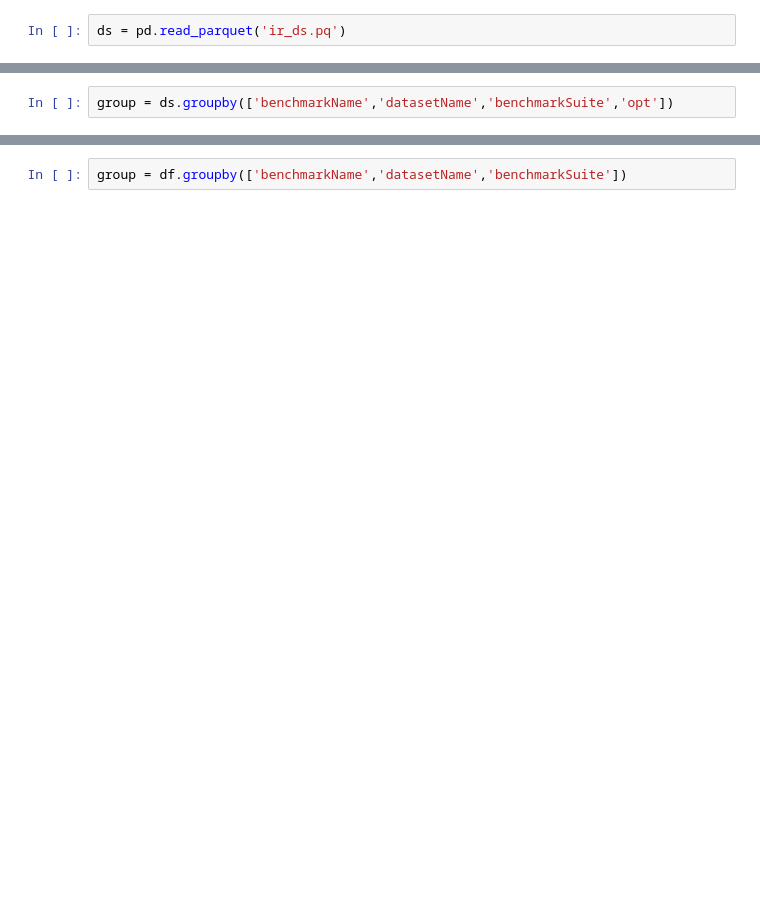
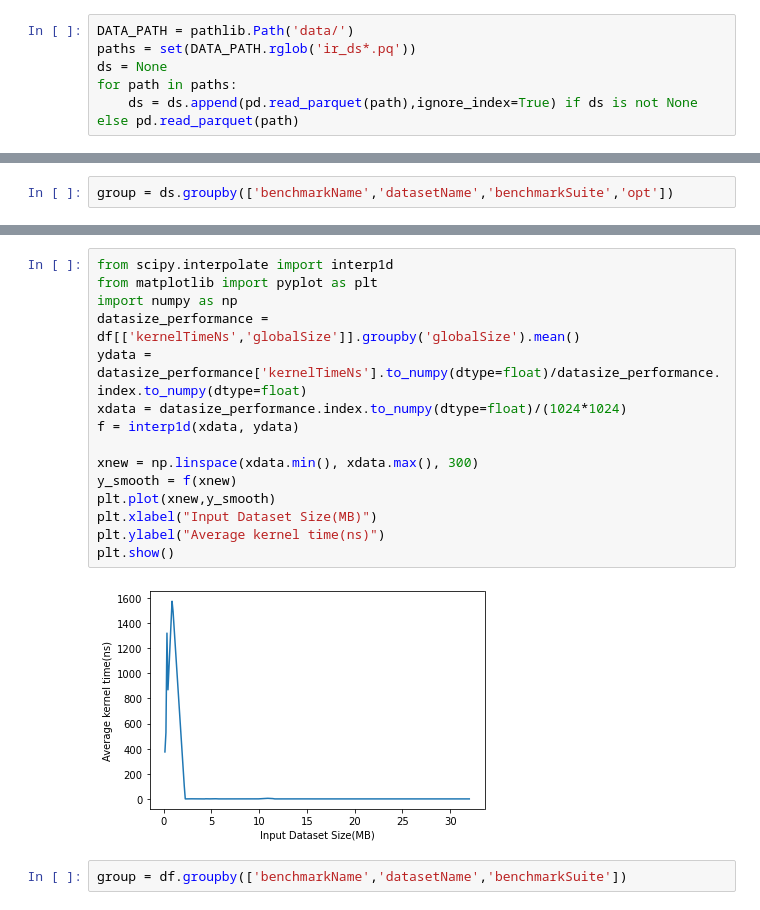
Before and after one commit to abhinavthomas/gpgpu.bechmarks, a Jupyter notebook: data_pipeline.ipynb, the cells around one changed output, grey strips where cells are left out. Drawn from its saved outputs; the diff is of its cells as text; blank space fills up the shorter version.

```diff
--- a/data_pipeline.ipynb
+++ b/data_pipeline.ipynb
@@ -4,2 +5,6 @@ from itertools import combinations
 # %%
-ds = pd.read_parquet('ir_ds.pq')
+DATA_PATH = pathlib.Path('data/')
+paths = set(DATA_PATH.rglob('ir_ds*.pq'))
+ds = None
+for path in paths:
+    ds = ds.append(pd.read_parquet(path),ignore_index=True) if ds is not None else pd.read_parquet(path)
@@ -36,2 +133,19 @@ df = get_mean(group)
+# %%
+from scipy.interpolate import interp1d
+from matplotlib import pyplot as plt
+import numpy as np
+datasize_performance = df[['kernelTimeNs','globalSize']].groupby('globalSize').mean()
+ydata = datasize_performance['kernelTimeNs'].to_numpy(dtype=float)/datasize_performance.index.to_numpy(dtype=float)
+xdata = datasize_performance.index.to_numpy(dtype=float)/(1024*1024)
+f = interp1d(xdata, ydata)
+
+xnew = np.linspace(xdata.min(), xdata.max(), 300)
+y_smooth = f(xnew)
+plt.plot(xnew,y_smooth)
+plt.xlabel("Input Dataset Size(MB)")
+plt.ylabel("Average kernel time(ns)")
+plt.show()
+# %% [output]
+[figure, added]
 # %%
 group = df.groupby(['benchmarkName','datasetName','benchmarkSuite'])
```
Also changed, not shown: parts of 31 cells of this notebook, 2 other files.
